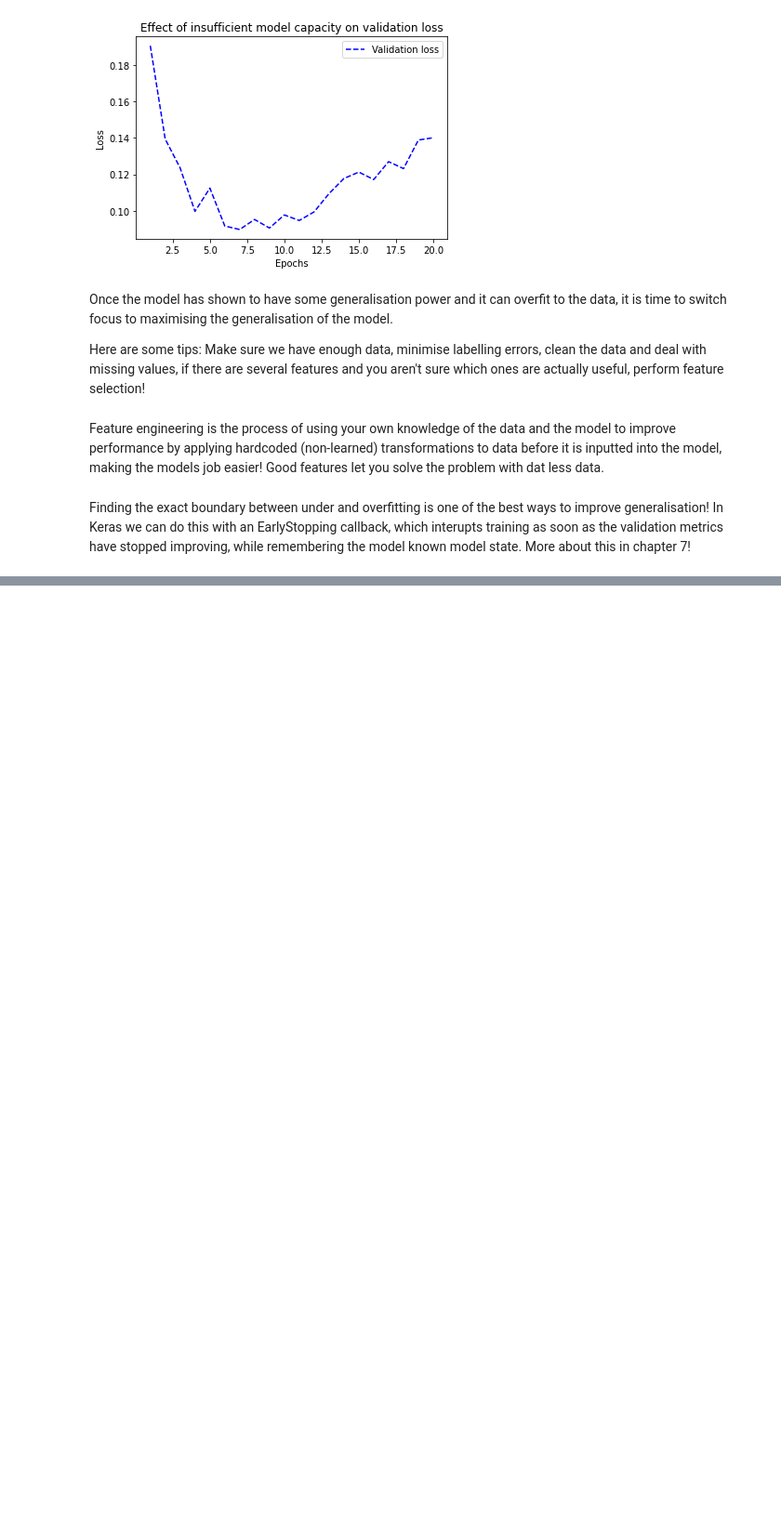
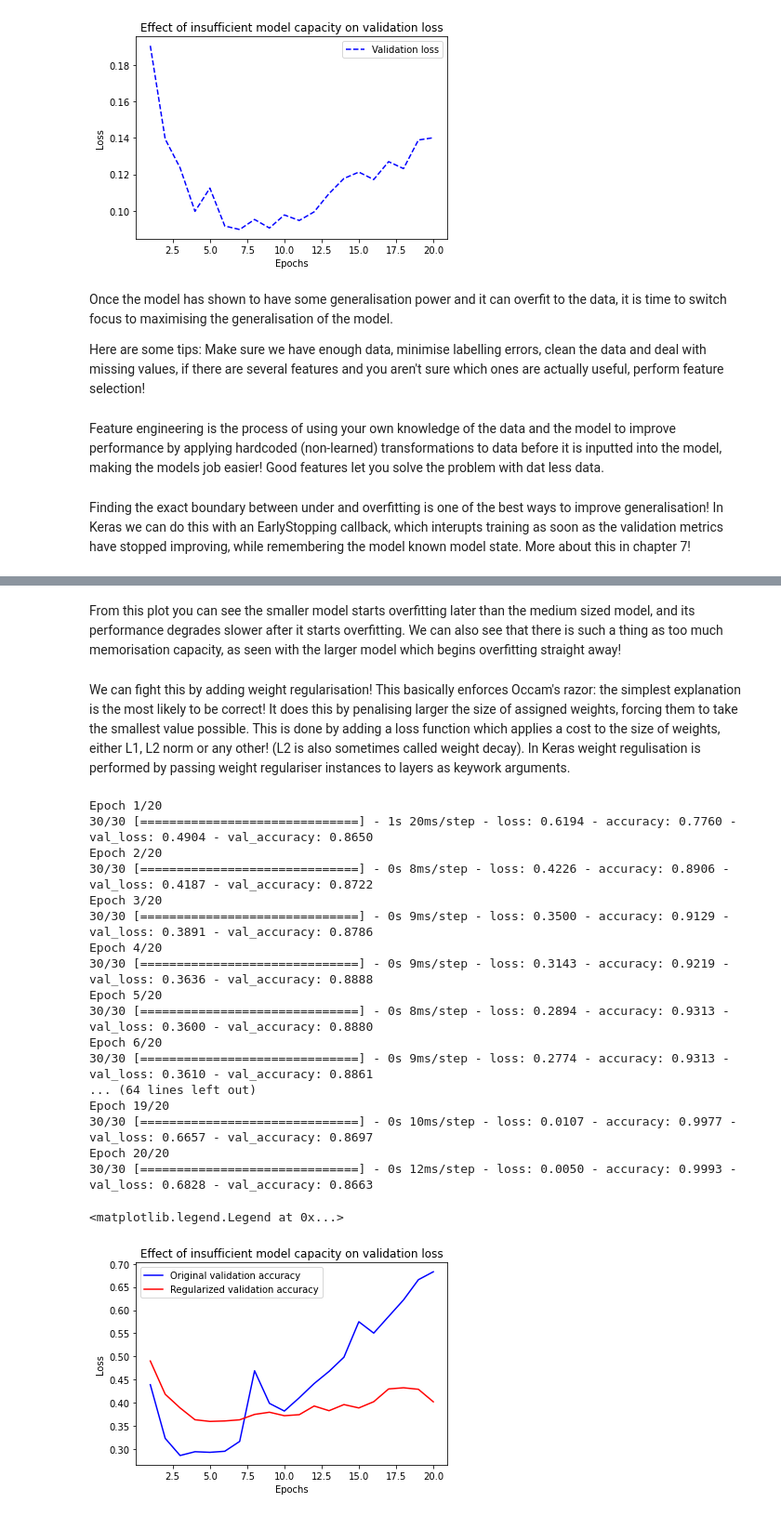
Before and after one commit to mikegroom765/Deep-learning-with-Python, a Jupyter notebook: Chapter 5.ipynb, the cells around one changed output, grey strips where cells are left out. Shown: that part at 93% size. Cells and saved outputs as stored; diff of their text form; code cells hidden in the pictures; blank space fills up the shorter version.

```diff
--- a/Chapter 5.ipynb
+++ b/Chapter 5.ipynb
@@ -253,0 +319,46 @@ Finding the exact boundary between under and overfitting is one of the best ways
+# %% [markdown]
+From this plot you can see the smaller model starts overfitting later than the medium sized model, and its performance degrades slower after it starts overfitting. We can also see that there is such a thing as too much memorisation capacity, as seen with the larger model which begins overfitting straight away!
+# %% [markdown]
+We can fight this by adding weight regularisation! This basically enforces Occam's razor: the simplest explanation is the most likely to be correct! It does this by penalising larger the size of assigned weights, forcing them to take the smallest value possible. This is done by adding a loss function which applies a cost to the size of weights, either L1, L2 norm or any other! (L2 is also sometimes called weight decay). In Keras weight regulisation is performed by passing weight regulariser instances to layers as keywork arguments.
+# %%
+from tensorflow.keras import regularizers
+
+model = keras.Sequential([layers.Dense(16, kernel_regularizer=regularizers.l2(0.002), activation="relu"), layers.Dense(16, kernel_regularizer=regularizers.l2(0.002), activation="relu"), layers.Dense(1, activation="sigmoid")])
+
+# kernal_regularizer=regularizers.l2(0.002) means the layer will add 0.002 * weight_coefficient_value ** 2 to the total loss of the model. This is only added during training!
+
+model.compile(optimizer="rmsprop", loss="binary_crossentropy", metrics=["accuracy"])
+history_regularized = model.fit(train_data, train_labels, epochs=20, batch_size=512, validation_split=0.4)
+
+model = keras.Sequential([layers.Dense(16, activation="relu"), layers.Dense(16, activation="relu"), layers.Dense(1, activation="sigmoid")])
+model.compile(optimizer="rmsprop", loss="binary_crossentropy", metrics=["accuracy"])
+history_original = model.fit(train_data, train_labels, epochs=20, batch_size=512, validation_split=0.4)
+
+val_loss_original = history_original.history["val_loss"]
+val_loss_regularized = history_regularized.history["val_loss"]
+plt.plot(epochs, val_loss_original, "b", label="Original validation accuracy")
+plt.plot(epochs, val_loss_regularized, "r", label="Regularized validation accuracy")
+plt.title("Effect of insufficient model capacity on validation loss")
+plt.xlabel("Epochs")
+plt.ylabel("Loss")
+plt.legend()
+# %% [output]
+Epoch 1/20
+30/30 [==============================] - 1s 20ms/step - loss: 0.6194 - accuracy: 0.7760 - val_loss: 0.4904 - val_accuracy: 0.8650
+Epoch 2/20
+30/30 [==============================] - 0s 8ms/step - loss: 0.4226 - accuracy: 0.8906 - val_loss: 0.4187 - val_accuracy: 0.8722
+Epoch 3/20
+30/30 [==============================] - 0s 9ms/step - loss: 0.3500 - accuracy: 0.9129 - val_loss: 0.3891 - val_accuracy: 0.8786
+Epoch 4/20
+30/30 [==============================] - 0s 9ms/step - loss: 0.3143 - accuracy: 0.9219 - val_loss: 0.3636 - val_accuracy: 0.8888
+Epoch 5/20
+30/30 [==============================] - 0s 8ms/step - loss: 0.2894 - accuracy: 0.9313 - val_loss: 0.3600 - val_accuracy: 0.8880
+Epoch 6/20
+30/30 [==============================] - 0s 9ms/step - loss: 0.2774 - accuracy: 0.9313 - val_loss: 0.3610 - val_accuracy: 0.8861
+... (64 lines left out)
+Epoch 19/20
+30/30 [==============================] - 0s 10ms/step - loss: 0.0107 - accuracy: 0.9977 - val_loss: 0.6657 - val_accuracy: 0.8697
+Epoch 20/20
+30/30 [==============================] - 0s 12ms/step - loss: 0.0050 - accuracy: 0.9993 - val_loss: 0.6828 - val_accuracy: 0.8663
+<matplotlib.legend.Legend at 0x...>
+[figure, added]
```
Also changed, not shown: parts of 8 cells of this notebook.
